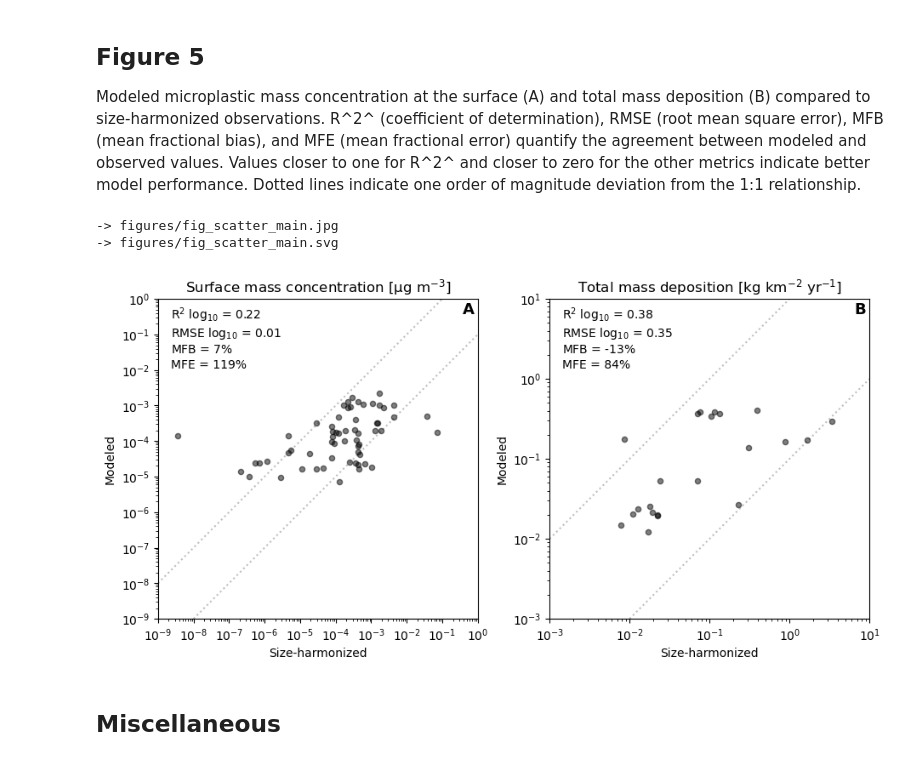
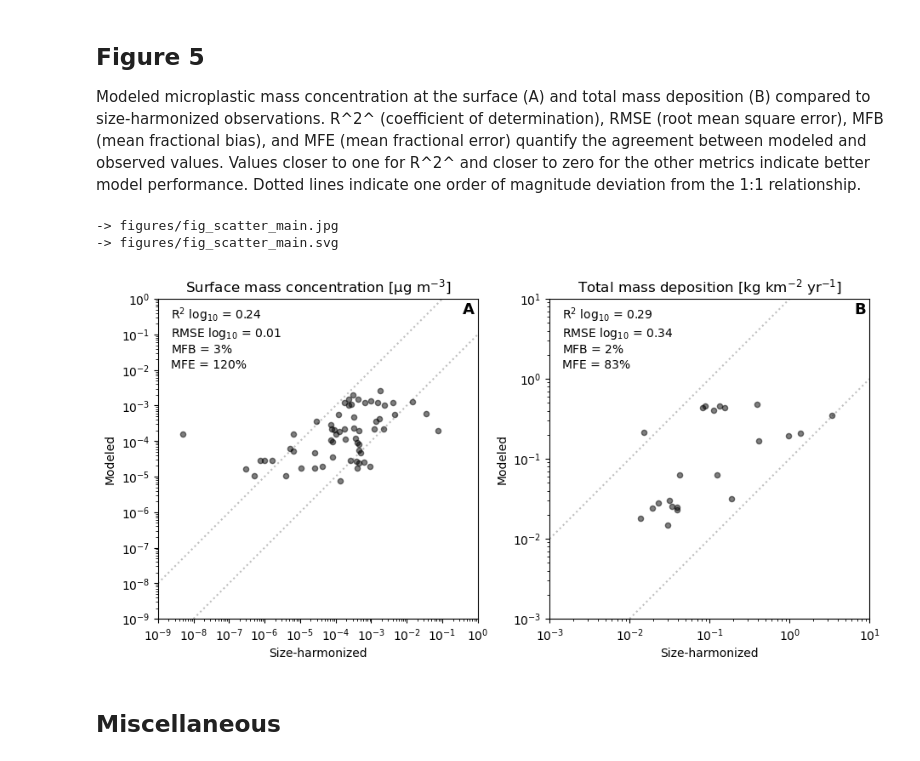
Before and after one commit to GEOS-Chem-IGE/hough2026_atmo-plast-emis_figures, a Jupyter notebook: notebooks/figures.ipynb, the cells around one changed output. Drawn from its saved outputs; the diff is of its cells as text; code cells hidden in the pictures.

```diff
--- a/notebooks/figures.ipynb
+++ b/notebooks/figures.ipynb
@@ -7,6 +7,7 @@ csl: ../apa-7th.csl
 ---
 # %%
 import os
+from itertools import product
 
 # isort: off
 import xarray as xr
@@ -27,15 +28,14 @@ from matplotlib.gridspec import GridSpecFromSubplotSpec
 from matplotlib.patches import PathPatch
 from matplotlib.path import Path
 from numpy.typing import ArrayLike
-
 from pint_xarray import unit_registry as ureg
 from sklearn.metrics import mean_absolute_error, r2_score, root_mean_squared_log_error
 
 from utils import (
     PLASTIC_SHAPE_FACTORS,
-    FIGURES_DIR,
     WhBlYlRd,
-    clean_styler,
+    apply_scales,
+    combine_land_sources,
     format_units_mpl,
     load_observations,
     mass_to_particles,
@@ -54,7 +54,7 @@ ureg.default_format = "cf"
 def save_figure(
     fig: Figure,
     filename: str,
-    out_dir: str = FIGURES_DIR,
+    out_dir: str = "figures",
     overwrite: bool = False,
     **kwargs,
 ) -> None:
@@ -62,8 +62,8 @@ def save_figure(
 
     Args:
         fig: Figure to save
-        name: Filename to save to
-        out_dir: Output directory (default: RESULTS_DIR)
+        filename: Filename to save to
+        out_dir: Output directory (default: "figures")
         overwrite: Whether to overwrite existing file (default: False)
         **kwargs: Additional arguments passed to fig.savefig()
     """
@@ -74,8 +74,6 @@ def save_figure(
 
     fig.savefig(path, **kwargs)
     print(f"-> {path}")
-
-    return None
 # %% [markdown]
 Introduction
 ------------
@@ -90,10 +91,18 @@ Load data
 # %%
-obs_main = {
-    "concentration": load_observations("obs_size-harmonized_concentration.csv"),
-    "deposition": load_observations("obs_size-harmonized_deposition.csv"),
-}
+obs_main = load_observations("data/obs_fu2023-size-harmonized.csv")
 sim_main = xr.open_dataset("data/sim_main_constrained.nc")
 sim_alt = xr.open_dataset("data/sim_alt_constrained.nc")
+
+# Sensitivity analyses
+sens_emis = {}
+sim_main_unconstrained = xr.open_dataset("data/sim_main.nc")
+for run in ["fu2023_alpha+1sd", "fu2023_alpha-1sd"]:
+    scaled = apply_scales(
+        dataset=sim_main_unconstrained,
+        scales=xr.open_dataarray(f"data/sensitivity/scales_{run}.nc"),
+    )
+    scaled = combine_land_sources(scaled)
+    sens_emis[run] = spatial_integrate(scaled, varname="emission", sum_dims="size")
 # %% [markdown]
 Figure 1
 --------
@@ -1056,8 +1086,8 @@ def plot_sim_vs_obs(
     if "lev" in sim_conc.dims:
         sim_conc = sim_conc.isel(lev=0, drop=True)
     sim_depo = sim["total_deposition"]
-    obs_conc = obs["concentration"]["concentration"]
-    obs_depo = obs["deposition"]["deposition"]
+    obs_conc = obs["mass_concentration"].dropna(dim="index")
+    obs_depo = obs["mass_deposition"].dropna(dim="index")
 
     # Plot
     fig, axs = plt.subplot_mosaic(
@@ -1075,34 +1105,34 @@ def plot_sim_vs_obs(
     draw_scatter(
         ax=axs["B"],
         sim=sim_depo,
         obs=obs_depo,
         title="Total mass deposition",
         units=units["deposition"],
         lims=lims["deposition"],
         **kwargs,
     )
 
     # Label subplots
     label_kws = dict(ha="right", va="top", fontsize=13, fontweight="bold")
     for label, ax in axs.items():
         ax.text(x=0.99, y=0.99, s=label, transform=ax.transAxes, **label_kws)
 
     return fig
 
 
 fig = plot_sim_vs_obs(
     sim=sim_main,
     obs=obs_main,
     lims=dict(concentration=(1e-9, 1), deposition=(1e-3, 10)),
     figsize=(9.2, 4.6),
 )
 
 save_figure(fig, filename="fig_scatter_main.jpg", dpi=200, overwrite=OVERWRITE)
 save_figure(fig, filename="fig_scatter_main.svg", dpi=200, overwrite=OVERWRITE)
 # %% [output]
 -> figures/fig_scatter_main.jpg
 -> figures/fig_scatter_main.svg
-[figure, old version]
+[figure, new version]
 # %% [markdown]
 Miscellaneous
 -------------
```
Also changed, not shown: parts of 14 cells of this notebook, 13 other files.
